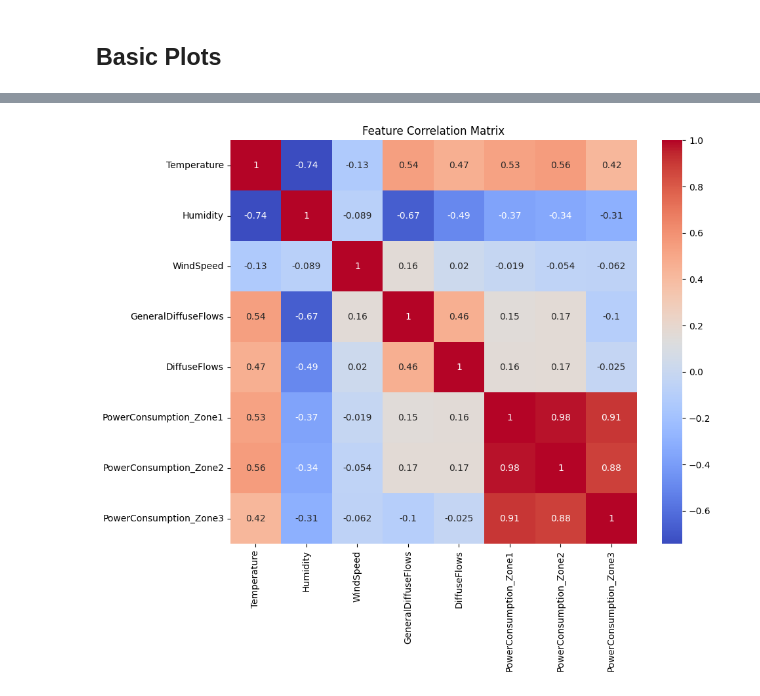
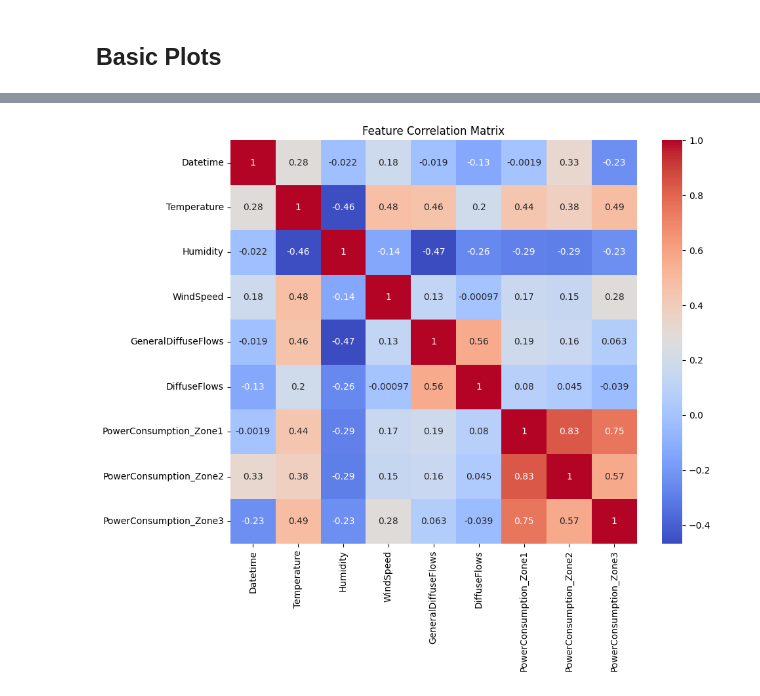
Before and after one commit to hardikprakash/powerq, a Jupyter notebook: notebooks/data_preprocess.ipynb, the cells around one changed output, grey strips where cells are left out. Drawn from its saved outputs; the diff is of its cells as text; code cells hidden in the pictures.

```diff
--- a/notebooks/data_preprocess.ipynb
+++ b/notebooks/data_preprocess.ipynb
@@ -42,4 +56,12 @@ dtypes: float64(8), object(1)
 memory usage: 3.6+ MB
 # %% [markdown]
 ## Basic Plots
+# %%
+df['Datetime'] = pd.to_datetime(df['Datetime'])
+# Local Trends
+df_trunc = df.head(1000)
+# Long Term Trends
+df_downsampled = df.iloc[::100, :]
+# Overview Trends
+df_downdownsampled = df.iloc[::500, :]
 # %%
@@ -60,9 +107,7 @@ plt.plot(df_trunc['Datetime'], df_trunc['PowerConsumption_Zone3'], label='Zone 3
 # %%
-import seaborn as sns
-
 plt.figure(figsize=(10, 8))
-sns.heatmap(df_trunc.drop(['Datetime'], axis=1).corr(), annot=True, cmap="coolwarm")
+sns.heatmap(df.corr(), annot=True, cmap="coolwarm")
 plt.title("Feature Correlation Matrix")
 plt.show()
 # %% [output]
-[figure, old version]
+[figure, new version]
```
Also changed, not shown: parts of 17 cells of this notebook.
